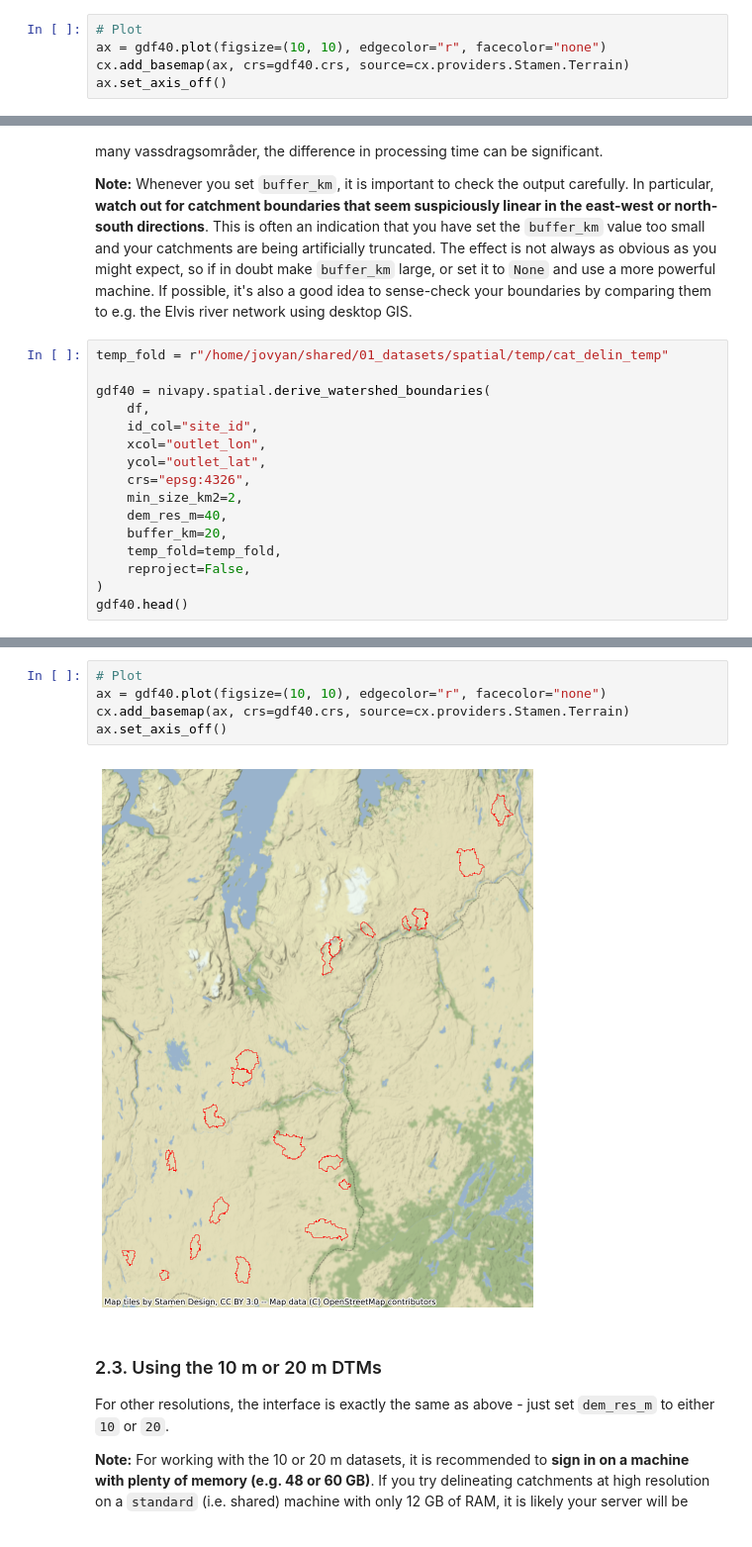
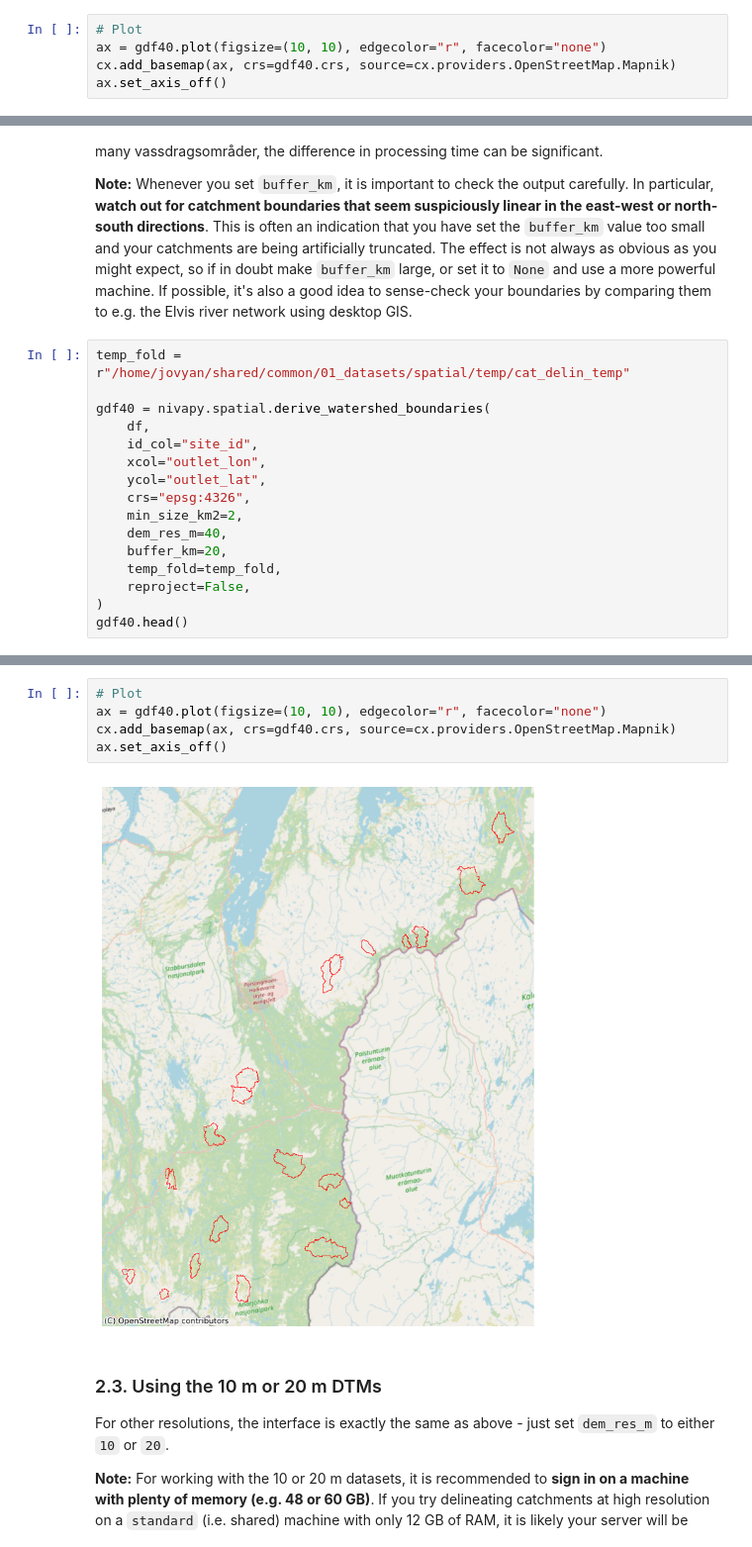
Before and after one commit to NIVANorge/catchment_processing_workflows, a Jupyter notebook: notebooks/catchment_delineation/04_catchment_delineation.ipynb, the cells around one changed output, grey strips where cells are left out. Shown at 99% size. Cells and saved outputs as stored; diff of their text form.

```diff
--- a/notebooks/catchment_delineation/04_catchment_delineation.ipynb
+++ b/notebooks/catchment_delineation/04_catchment_delineation.ipynb
@@ -85,6 +88,6 @@ Connection successful.
 # %%
 # Plot
 ax = gdf40.plot(figsize=(10, 10), edgecolor="r", facecolor="none")
-cx.add_basemap(ax, crs=gdf40.crs, source=cx.providers.Stamen.Terrain)
+cx.add_basemap(ax, crs=gdf40.crs, source=cx.providers.OpenStreetMap.Mapnik)
 ax.set_axis_off()
 # %% [output]
@@ -100,7 +103,7 @@ The code below produces identical output to that above, but in about 15 seconds
 
 **Note:** Whenever you set `buffer_km`, it is important to check the output carefully. In particular, **watch out for catchment boundaries that seem suspiciously linear in the east-west or north-south directions**. This is often an indication that you have set the `buffer_km` value too small and your catchments are being artificially truncated. The effect is not always as obvious as you might expect, so if in doubt make `buffer_km` large, or set it to `None` and use a more powerful machine. If possible, it's also a good idea to sense-check your boundaries by comparing them to e.g. the Elvis river network using desktop GIS.
 # %%
-temp_fold = r"/home/jovyan/shared/01_datasets/spatial/temp/cat_delin_temp"
+temp_fold = r"/home/jovyan/shared/common/01_datasets/spatial/temp/cat_delin_temp"
 
 gdf40 = nivapy.spatial.derive_watershed_boundaries(
     df,
@@ -126,10 +129,10 @@ Connection successful.
 # %%
 # Plot
 ax = gdf40.plot(figsize=(10, 10), edgecolor="r", facecolor="none")
-cx.add_basemap(ax, crs=gdf40.crs, source=cx.providers.Stamen.Terrain)
+cx.add_basemap(ax, crs=gdf40.crs, source=cx.providers.OpenStreetMap.Mapnik)
 ax.set_axis_off()
 # %% [output]
-[figure, old version]
+[figure, new version]
 # %% [markdown]
 ### 2.3. Using the 10 m or 20 m DTMs
 
```
Also changed, not shown: parts of 7 cells of this notebook.
